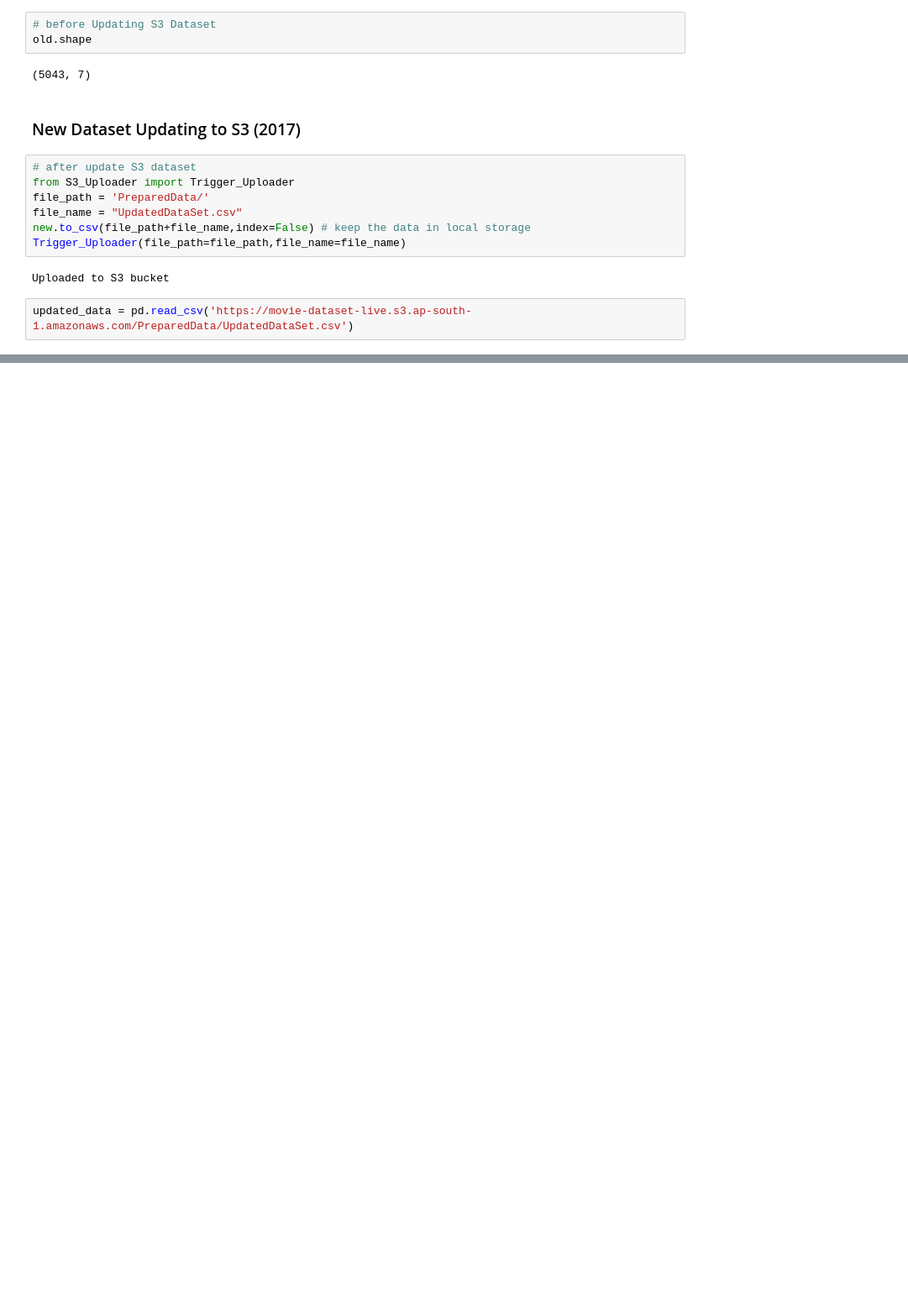
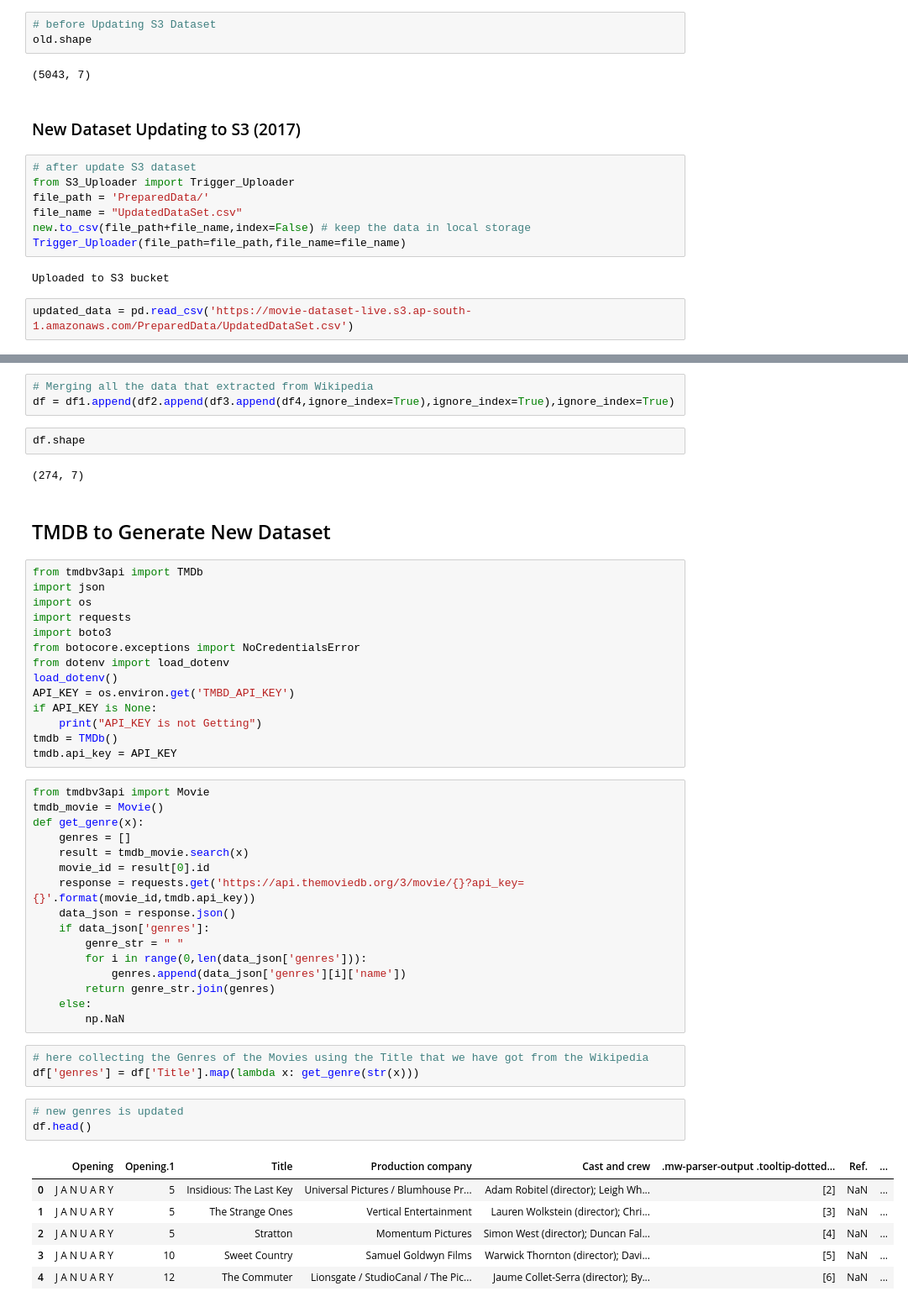
Before and after one commit to deepatabc/Movie-Recommend, a Jupyter notebook: DataPreparing/Base_preprocessing.ipynb, the cells around one changed output, grey strips where cells are left out. Shown at 84% size. Saved outputs shown, nothing was run; the diff lists cells and outputs as text; blank space fills up the shorter version.

```diff
--- a/DataPreparing/Base_preprocessing.ipynb
+++ b/DataPreparing/Base_preprocessing.ipynb
@@ -516,0 +535,52 @@ new.shape,updated_data.shape
+# %%
+# Merging all the data that extracted from Wikipedia
+df = df1.append(df2.append(df3.append(df4,ignore_index=True),ignore_index=True),ignore_index=True)
+# %%
+df.shape
+# %% [output]
+(274, 7)
+# %% [markdown]
+## TMDB to Generate New Dataset
+# %%
+from tmdbv3api import TMDb
+import json
+import os
+import requests
+import boto3
+from botocore.exceptions import NoCredentialsError
+from dotenv import load_dotenv
+load_dotenv()
+API_KEY = os.environ.get('TMBD_API_KEY')
+if API_KEY is None:
+    print("API_KEY is not Getting")
+tmdb = TMDb()
+tmdb.api_key = API_KEY
+# %%
+from tmdbv3api import Movie
+tmdb_movie = Movie()
+def get_genre(x):
+    genres = []
+    result = tmdb_movie.search(x)
+    movie_id = result[0].id
+    response = requests.get('https://api.themoviedb.org/3/movie/{}?api_key={}'.format(movie_id,tmdb.api_key))
+    data_json = response.json()
+    if data_json['genres']:
+        genre_str = " "
+        for i in range(0,len(data_json['genres'])):
+            genres.append(data_json['genres'][i]['name'])
+        return genre_str.join(genres)
+    else:
+        np.NaN
+# %%
+# here collecting the Genres of the Movies using the Title that we have got from the Wikipedia
+df['genres'] = df['Title'].map(lambda x: get_genre(str(x)))
+# %%
+# new genres is updated
+df.head()
+# %% [output]
+|  | Opening | Opening.1 | Title | Production company | Cast and crew | .mw-parser-output .tooltip-dotted... | Ref. | ... |
+| 0 | J A N U A R Y | 5 | Insidious: The Last Key | Universal Pictures / Blumhouse Pr... | Adam Robitel (director); Leigh Wh... | [2] | NaN | ... |
+| 1 | J A N U A R Y | 5 | The Strange Ones | Vertical Entertainment | Lauren Wolkstein (director); Chri... | [3] | NaN | ... |
+| 2 | J A N U A R Y | 5 | Stratton | Momentum Pictures | Simon West (director); Duncan Fal... | [4] | NaN | ... |
+| 3 | J A N U A R Y | 10 | Sweet Country | Samuel Goldwyn Films | Warwick Thornton (director); Davi... | [5] | NaN | ... |
+| 4 | J A N U A R Y | 12 | The Commuter | Lionsgate / StudioCanal / The Pic... | Jaume Collet-Serra (director); By... | [6] | NaN | ... |
```
Also changed, not shown: parts of 34 cells of this notebook, 3 other files.
